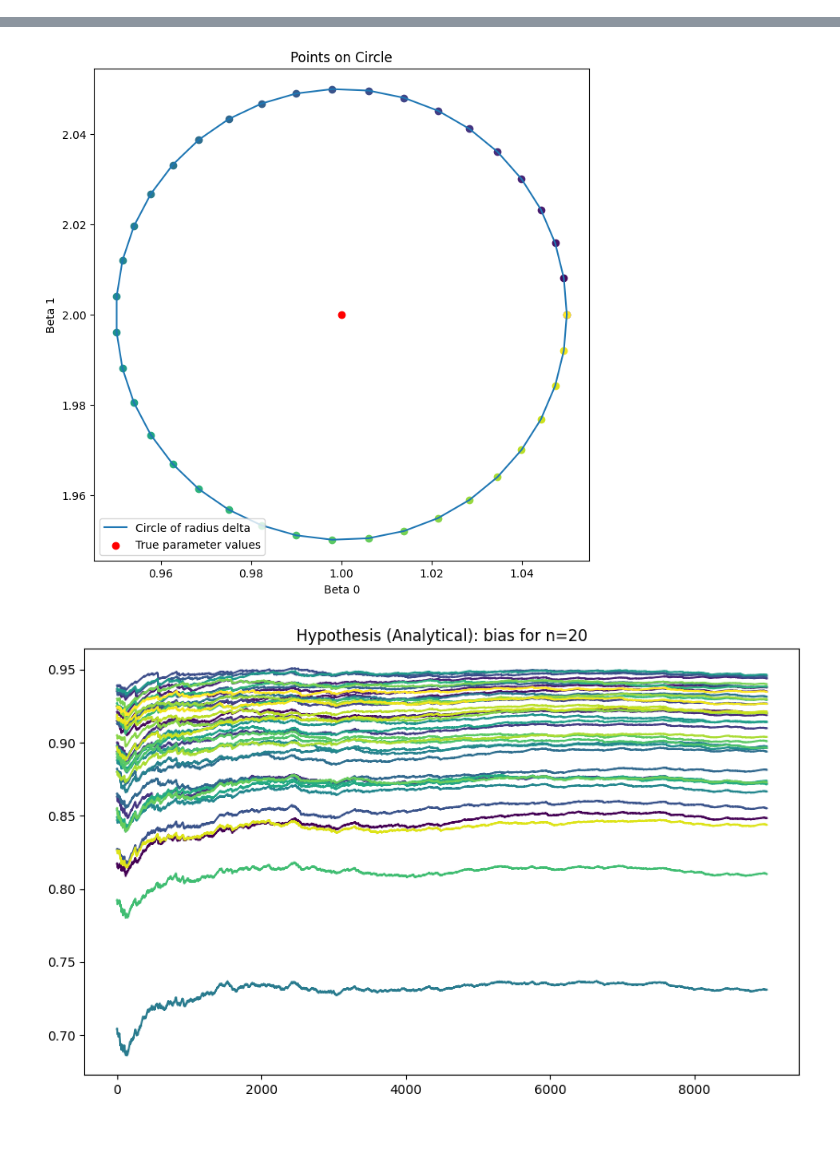
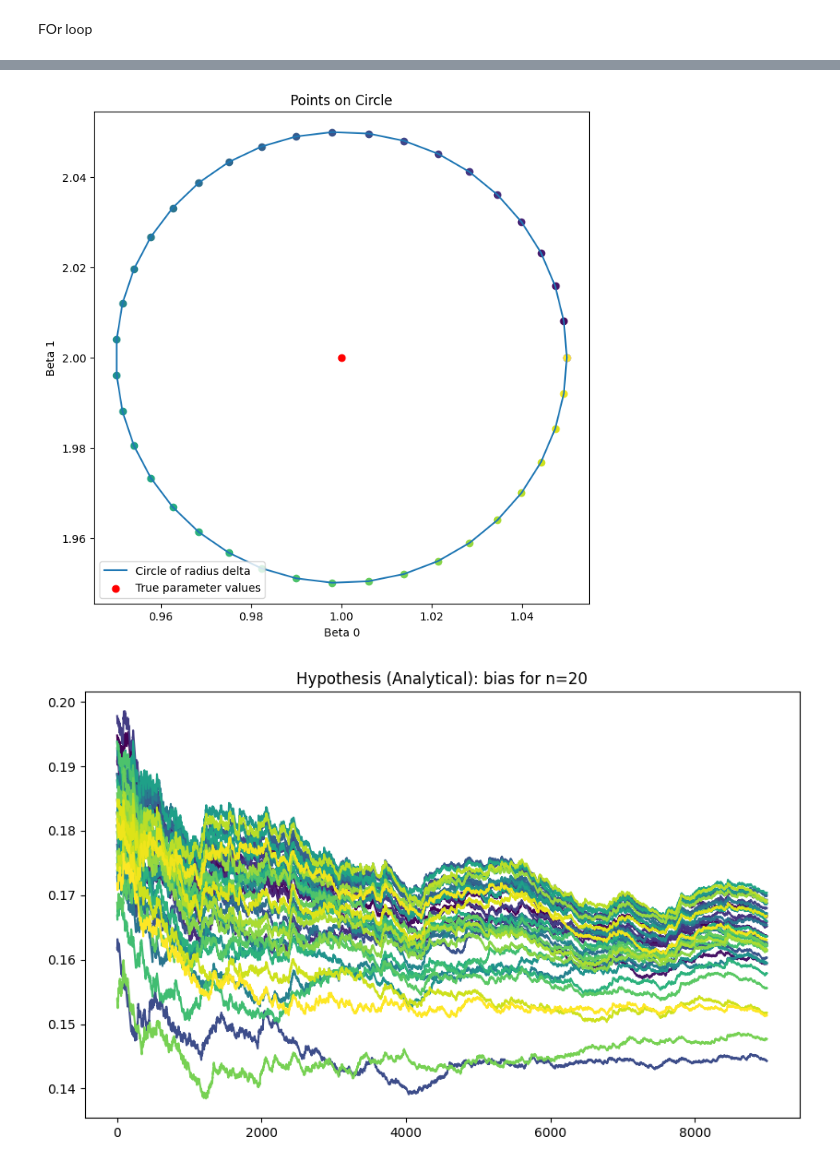
Before and after one commit to javmencia/RelativeBelief, a Jupyter notebook: RegressionModel.ipynb, the cells around one changed output, grey strips where cells are left out. Cells and saved outputs as stored; diff of their text form; code cells hidden in the pictures; blank space fills up the shorter version.

```diff
--- a/RegressionModel.ipynb
+++ b/RegressionModel.ipynb
@@ -28,7 +26,7 @@ mu_prior_sigma = 1
 sigma_prior_mu = 1
 sigma_prior_sigma = 1
 
-n = 5  # Number of observations
+n = 20  # Number of observations
 p = 2  # Number of covariates
 
 # Design matrix X
@@ -56,7 +54,7 @@ with pm.Model() as model:
     y_ = pm.MvNormal('y_', mu=mu, cov= (sigma0**2)*np.eye(n), shape = n)
 
     # Prior log-probability
-    prior_pd = pm.Deterministic("prior_pd", pm.logp(pm.MvNormal.dist(mu=mu_prior_mean, cov=(mu_prior_sigma**2)*np.eye(n), shape=(n,)), mu))
+    prior_pd = pm.Deterministic("prior_pd", pm.logp(pm.MvNormal.dist(mu=mu_prior_mean, cov=(mu_prior_sigma**2)*np.eye(n), shape=(n,)), mu).sum())
 
     # Posterior mean and covariance for beta
     X_transpose = X.T
@@ -70,7 +68,7 @@ with pm.Model() as model:
 
     # Posterior log-probability
     posterior_beta = pm.MvNormal('posterior_beta', mu=mean_beta_post, cov=cov_beta_post)
-    posterior_pd = pm.Deterministic("posterior_pd", pm.logp(pm.MvNormal.dist(mu=pm.math.dot(X, posterior_beta), cov=(sigma0**2)*np.eye(n), shape=(n, )), mu))
+    posterior_pd = pm.Deterministic("posterior_pd", pm.logp(pm.MvNormal.dist(mu=pm.math.dot(X, posterior_beta), cov=(sigma0**2)*np.eye(n), shape=(n, )), mu).sum())
 
     # Log BR
     logRB_prior_pd = pm.Deterministic("logRB_prior_pd", posterior_pd - prior_pd)
@@ -265,7 +235,7 @@ with pm.Model() as model:
     y_u = pm.MvNormal('y_u', mu=muu, cov= (sigma0**2)*np.eye(n), shape = n)
 
     # Prior log-probability
-    prior_pd = pm.Deterministic("prior_pd", pm.logp(pm.MvNormal.dist(mu=mu_prior_mean, cov=(mu_prior_sigma**2)*np.eye(n), shape=(n,)), mu))
+    prior_pd = pm.Deterministic("prior_pd", pm.logp(pm.MvNormal.dist(mu=mu_prior_mean, cov=(mu_prior_sigma**2)*np.eye(n), shape=(n,)), mu).sum())
 
     # Posterior mean and covariance for beta
     X_transpose = X.T
@@ -281,8 +251,8 @@ with pm.Model() as model:
     posterior_betal = pm.MvNormal('posterior_betal', mu=mean_beta_postl, cov=cov_beta_post)
     posterior_betau = pm.MvNormal('posterior_betau', mu=mean_beta_postu, cov=cov_beta_post)
 
-    posterior_pdl = pm.Deterministic("posterior_pdl", pm.logp(pm.MvNormal.dist(mu=pm.math.dot(X, posterior_betal), cov=(sigma0**2)*np.eye(n), shape=(n, )), mu0))
-    posterior_pdu = pm.Deterministic("posterior_pdu", pm.logp(pm.MvNormal.dist(mu=pm.math.dot(X, posterior_betau), cov=(sigma0**2)*np.eye(n), shape=(n, )), mu0))
+    posterior_pdl = pm.Deterministic("posterior_pdl", pm.logp(pm.MvNormal.dist(mu=pm.math.dot(X, posterior_betal), cov=(sigma0**2)*np.eye(n), shape=(n, )), mu0).sum())
+    posterior_pdu = pm.Deterministic("posterior_pdu", pm.logp(pm.MvNormal.dist(mu=pm.math.dot(X, posterior_betau), cov=(sigma0**2)*np.eye(n), shape=(n, )), mu0).sum())
 
     # Log BR
     logBR_prior_pdl = pm.Deterministic("logBR_prior_pdl", posterior_pdl - prior_pd)
@@ -442,16 +405,23 @@ Cell execution time: 6134.59 seconds
+# %% [markdown]
+FOr loop
 # %%
 from matplotlib import cm
+def normal_logp_np(x, mu, sigma):
+    return -0.5 * ((x - mu) / sigma) ** 2 - np.log(sigma) - 0.5 * np.log(2 * np.pi)
 
-# Convert lists to numpy arrays
-posterior_pds = np.array(posterior_pds)
-logBR_prior_pds = np.array(logBR_prior_pds)
-likelihood_prior_pds = np.array(likelihood_prior_pds)
+
+
 
 # Compute biases for all points on the circle
 bias_for = []
 bias_for_ml = []
 burn = 1000
 for idx in range(num_points):
+    if idx == 0:
+        print(idata.posterior[f'logBR_prior_pdl_{idx}'].values.ravel())
+        print(idata.posterior[f'prior_pdl_{idx}'].values.ravel())
+        print(idata.posterior[f'posterior_pdl_{idx}'].values.ravel())
+
     logBR_prior_pd_values = idata.posterior[f'logBR_prior_pdl_{idx}'].values.ravel()
     likelihood_prior_pd_values = idata.posterior[f'likelihood_prior_pdl_{idx}'].values.ravel()
 
@@ -480,23 +450,15 @@ plt.title("Color Gradient")
 plt.yticks([])
 plt.show()
 
-import numpy as np
-import matplotlib.pyplot as plt
-import matplotlib.cm as cm
-
-# True parameter values
-beta0 = np.array([1, 2])
-delta = 0.05  # Radius of the circle
-
-# Generate points on the circle
-theta = np.linspace(0, 2 * np.pi, num_points)
-x = beta0[0] + delta * np.cos(theta)
-y = beta0[1] + delta * np.sin(theta)
 
 # Generate colors from a colormap
 colors = cm.viridis(np.linspace(0, 1, num_points))
 
 # Plotting the circle and the true parameter values
+# Generate points on the circle
+theta = np.linspace(0, 2 * np.pi, num_points)
+x = beta0[0] + delta * np.cos(theta)
+y = beta0[1] + delta * np.sin(theta)
 plt.figure(figsize=(8, 8))
 plt.plot(x, y, label='Circle of radius delta')
 plt.scatter(beta0[0], beta0[1], color='red', label='True parameter values')
@@ -529,4 +491,38 @@ for idx in range(num_points):
 
 plt.title("Hypothesis (Simulation): bias for n={}".format(n))
 plt.show()
+
+
+# Plotting
+plt.figure(figsize=(10, 6))
+for idx in range(num_points//2):
+    plt.plot(bias_for[idx][burn:], label=f'Bias For (Analytical) Point {idx}', color=colors[idx])
+    #plt.plot(bias_for_ml[idx][burn:], label=f'Bias For (Simulation) Point {idx}', linestyle='--', color=colors[idx])
+
+plt.title("Hypothesis first half (Analytical): bias for n={}".format(n))
+plt.show()
+
+plt.figure(figsize=(10, 6))
+for idx in range(num_points//2 + 1, num_points):
+    plt.plot(bias_for[idx][burn:], label=f'Bias For (Analytical) Point {idx}', color=colors[idx])
+
+
+plt.title("Hypothesis second half (Analytical): bias for n={}".format(n))
+plt.show()
+
+plt.figure(figsize=(10, 6))
+for idx in range(num_points//2):
+    #plt.plot(bias_for[idx][burn:], label=f'Bias For (Analytical) Point {idx}', color=colors[idx])
+    plt.plot(bias_for_ml[idx][burn:], label=f'Bias For (Simulation) Point {idx}', linestyle='--', color=colors[idx])
+
+plt.title("Hypothesis first half (Simulation): bias for n={}".format(n))
+plt.show()
+
+plt.figure(figsize=(10, 6))
+for idx in range(num_points//2 + 1, num_points):
+    #plt.plot(bias_for[idx][burn:], label=f'Bias For (Analytical) Point {idx}', color=colors[idx])
+    plt.plot(bias_for_ml[idx][burn:], label=f'Bias For (Simulation) Point {idx}', linestyle='--', color=colors[idx])
+
+plt.title("Hypothesis second half (Simulation): bias for n={}".format(n))
+plt.show()
 # %% [output]
@@ -533,3 +535,3 @@ plt.show()
 [figure]
 [figure]
-[figure, old version]
+[figure, new version]
```
Also changed, not shown: parts of 28 cells of this notebook.
